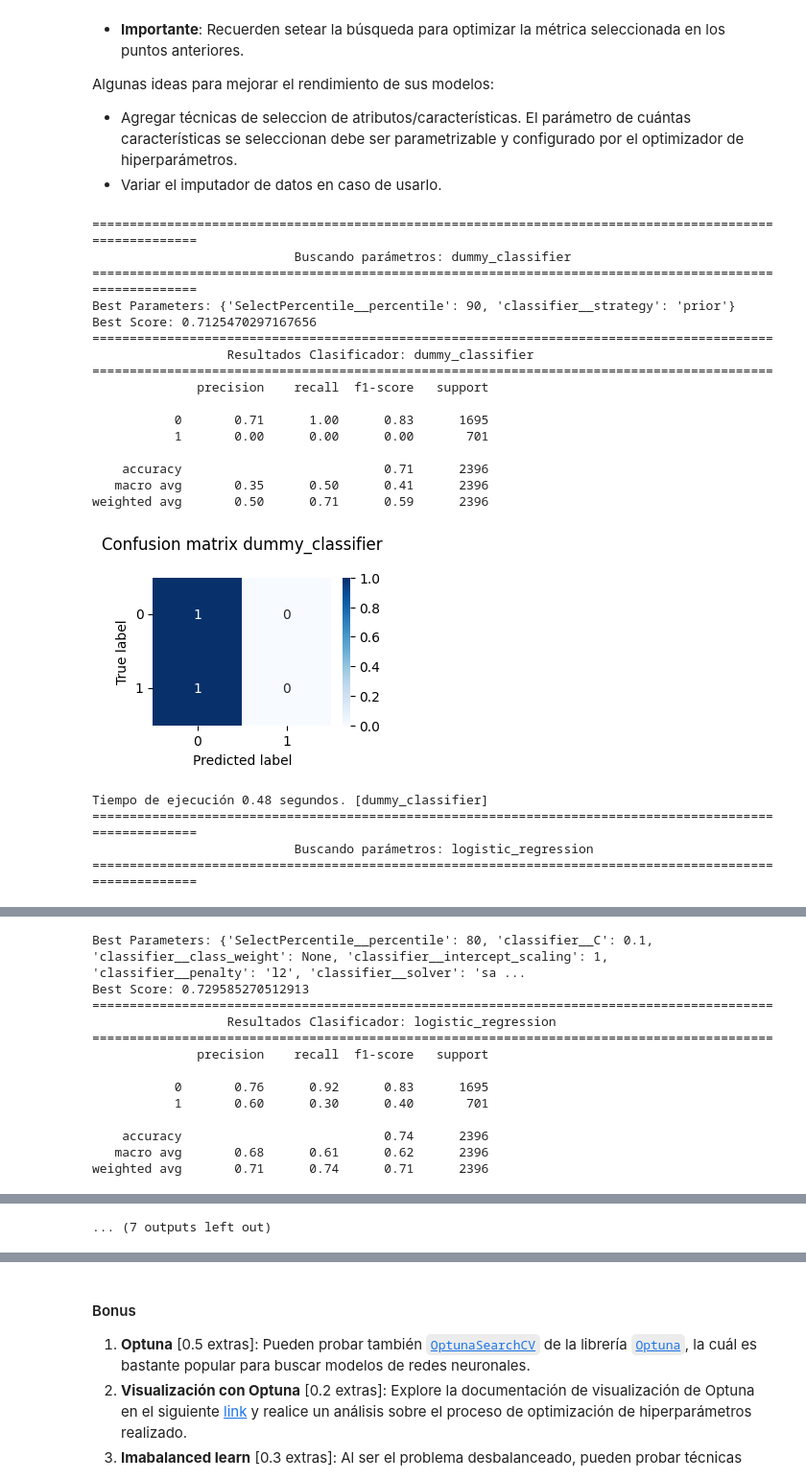
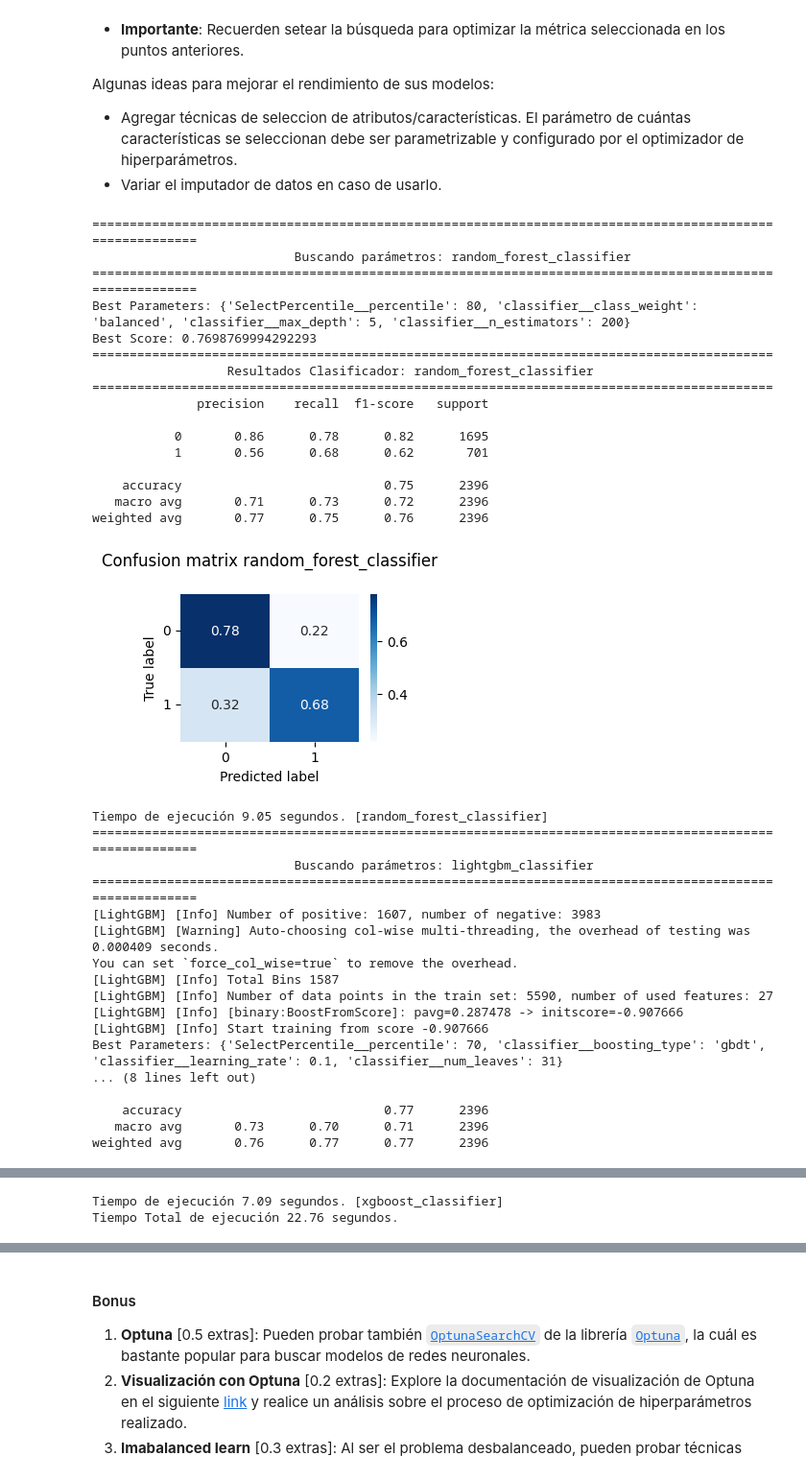
Before and after one commit to mvarasg/MDS7202-Lab-Programacion-Cientifica-MDS, a Jupyter notebook: proyecto2/Proyecto2_Respuestas.ipynb, the cells around one changed output, grey strips where cells are left out. Shown at 96% size. Drawn from its saved outputs; the diff is of its cells as text; code cells hidden in the pictures.

```diff
--- a/proyecto2/Proyecto2_Respuestas.ipynb
+++ b/proyecto2/Proyecto2_Respuestas.ipynb
@@ -379,25 +379,6 @@ Algunas ideas para mejorar el rendimiento de sus modelos:
 - Variar el imputador de datos en caso de usarlo.
 # %%
 params_list = [{'SelectPercentile__percentile': [70, 80, 90],
-                'classifier__strategy': ['prior', 'stratified', 'uniform']},
-               {'SelectPercentile__percentile': [70, 80, 90],
-                'classifier__penalty': ['l2', 'elasticnet', None],
-                'classifier__C': [0.01, 0.1, 1],
-                'classifier__intercept_scaling': [0.1, 1, 10],
-                'classifier__class_weight': [None, 'balanced'],
-                'classifier__solver': ['lbfgs', 'liblinear', 'newton-cg', 'sag', 'saga']},
-               {'SelectPercentile__percentile': [70, 80, 90],
-                'classifier__n_neighbors': [3, 5, 7],
-                'classifier__weights': ['uniform', 'distance']},
-               {'SelectPercentile__percentile': [70, 80, 90],
-                'classifier__criterion': ['gini', 'entropy'],
-                'classifier__max_depth': [5, 10, 20],
-                'classifier__min_samples_split': [2, 5, 10]},
-               {'SelectPercentile__percentile': [70, 80, 90],
-                'classifier__C': [1.0, 10.0],
-                'classifier__kernel': ['linear', 'rbf'],
-                'classifier__class_weight': [None, 'balanced']},
-               {'SelectPercentile__percentile': [70, 80, 90],
                 'classifier__n_estimators': [100, 200, 300],
                 'classifier__max_depth': [5, 8, 10],
                 'classifier__class_weight': [None, 'balanced']},
@@ -442,45 +423,58 @@ def obtener_hiperparametros(clf_list, params_list, df):
         cm = confusion_matrix(y_test, predictions, normalize='true')
         classes = unique_labels(df['credit_score'])
         print("\033[1m=============\033[0m"*7)
         print('                  '+f'\033[1mResultados Clasificador: {name}\033[0m')
         print("\033[1m=============\033[0m"*7)
         print(classification_report(y_test, predictions))
         df_confusion = pd.DataFrame(cm, index=classes, columns=classes)
         plt.figure(figsize=(3, 2))
         g = sns.heatmap(df_confusion, annot=True, cmap="Blues")
         g.set_yticklabels(g.get_yticklabels(), rotation=0)
         plt.title(f'Confusion matrix {name}\n')
         plt.xlabel('Predicted label')
         plt.ylabel('True label')
         plt.autoscale()
         plt.show()
         tiempo_ejecución = time.time() - time_i
         print(f'Tiempo de ejecución {round(tiempo_ejecución,2)} segundos. [{name}]')
         params_res += [best_params]
     print(f'Tiempo Total de ejecución {round(time.time()-t_inicial,2)} segundos.')
     return params_res
 
 
-res_parametros = obtener_hiperparametros(clf_list, params_list, df)
+res_parametros = obtener_hiperparametros(clf_list[-3:], params_list, df)
 # %% [output]
 =========================================================================================================
-                           Buscando parámetros: dummy_classifier
+                           Buscando parámetros: random_forest_classifier
 =========================================================================================================
-Best Parameters: {'SelectPercentile__percentile': 90, 'classifier__strategy': 'prior'}
-Best Score: 0.7125470297167656
+Best Parameters: {'SelectPercentile__percentile': 80, 'classifier__class_weight': 'balanced', 'classifier__max_depth': 5, 'classifier__n_estimators': 200}
+Best Score: 0.7698769994292293
 ===========================================================================================
-                  Resultados Clasificador: dummy_classifier
+                  Resultados Clasificador: random_forest_classifier
 ===========================================================================================
               precision    recall  f1-score   support
 
-           0       0.71      1.00      0.83      1695
-           1       0.00      0.00      0.00       701
+           0       0.86      0.78      0.82      1695
+           1       0.56      0.68      0.62       701
 
-    accuracy                           0.71      2396
-   macro avg       0.35      0.50      0.41      2396
-weighted avg       0.50      0.71      0.59      2396
+    accuracy                           0.75      2396
+   macro avg       0.71      0.73      0.72      2396
+weighted avg       0.77      0.75      0.76      2396
-[figure, old version]
+[figure, new version]
-Tiempo de ejecución 0.48 segundos. [dummy_classifier]
+Tiempo de ejecución 9.05 segundos. [random_forest_classifier]
 =========================================================================================================
-                           Buscando parámetros: logistic_regression
+                           Buscando parámetros: lightgbm_classifier
 =========================================================================================================
+[LightGBM] [Info] Number of positive: 1607, number of negative: 3983
+[LightGBM] [Warning] Auto-choosing col-wise multi-threading, the overhead of testing was 0.000409 seconds.
+You can set `force_col_wise=true` to remove the overhead.
+[LightGBM] [Info] Total Bins 1587
+[LightGBM] [Info] Number of data points in the train set: 5590, number of used features: 27
+[LightGBM] [Info] [binary:BoostFromScore]: pavg=0.287478 -> initscore=-0.907666
+[LightGBM] [Info] Start training from score -0.907666
+Best Parameters: {'SelectPercentile__percentile': 70, 'classifier__boosting_type': 'gbdt', 'classifier__learning_rate': 0.1, 'classifier__num_leaves': 31}
+... (8 lines left out)
+
+    accuracy                           0.77      2396
+   macro avg       0.73      0.70      0.71      2396
+weighted avg       0.76      0.77      0.77      2396
@@ -504,13 +500,2 @@ ValueError: Solver newton-cg supports only 'l2' or 'none' penalties, got l1 pena
-Best Parameters: {'SelectPercentile__percentile': 80, 'classifier__C': 0.1, 'classifier__class_weight': None, 'classifier__intercept_scaling': 1, 'classifier__penalty': 'l2', 'classifier__solver': 'sa ...
-Best Score: 0.729585270512913
-===========================================================================================
-                  Resultados Clasificador: logistic_regression
-===========================================================================================
-              precision    recall  f1-score   support
-
-           0       0.76      0.92      0.83      1695
-           1       0.60      0.30      0.40       701
-
-    accuracy                           0.74      2396
-   macro avg       0.68      0.61      0.62      2396
-weighted avg       0.71      0.74      0.71      2396
+Tiempo de ejecución 7.09 segundos. [xgboost_classifier]
+Tiempo Total de ejecución 22.76 segundos.
@@ -572,4 +502,3 @@ weighted avg       0.73      0.75      0.72      2396
-... (7 outputs left out)
 # %%
 res_parametros
 # %% [output]
```
Also changed, not shown: parts of 6 cells of this notebook.
